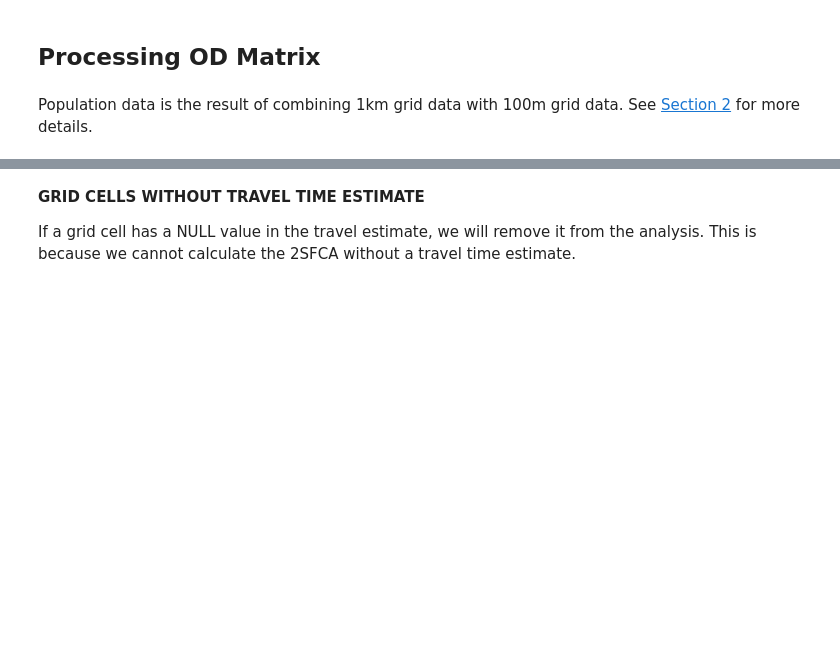
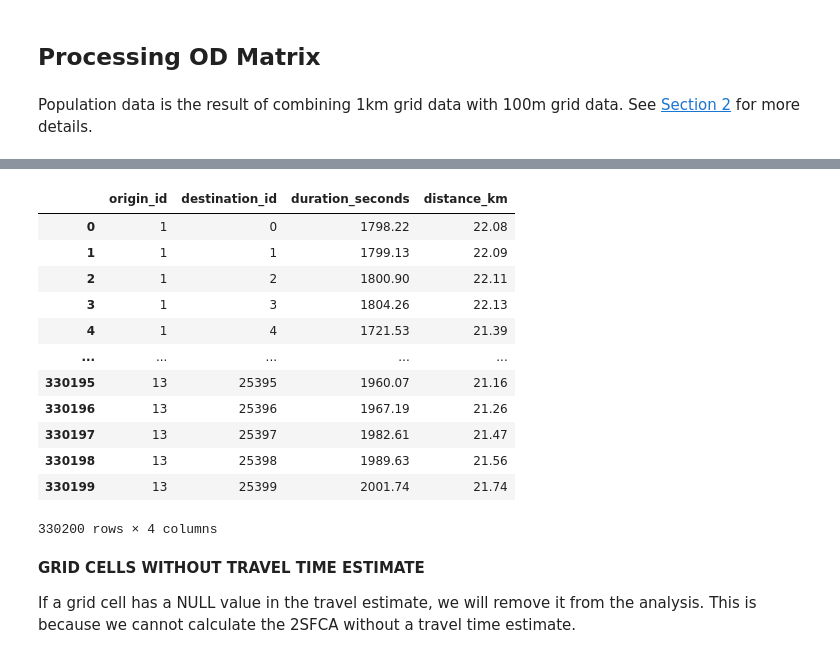
Before and after one commit to urbanbigdatacentre/ideamaps-models, a Jupyter notebook: models/emergency-maternal-care/scripts/EmOC-Access-Deprivation-Pereira.ipynb, the cells around one changed output, grey strips where cells are left out. Saved outputs shown, nothing was run; the diff lists cells and outputs as text; code cells hidden in the pictures; blank space fills up the shorter version.

```diff
--- a/models/emergency-maternal-care/scripts/EmOC-Access-Deprivation-Pereira.ipynb
+++ b/models/emergency-maternal-care/scripts/EmOC-Access-Deprivation-Pereira.ipynb
@@ -521,7 +521,21 @@ centroids_df
 # %%
 # If not loaded yet, read from the temporary folder
-matrix_df = pd.read_csv(data_temp +'OD-matrix-kano-access-emoc.csv')
+matrix_df = pd.read_csv(data_temp +'pereira_access.csv')
 matrix_df
+# %% [output]
+|  | origin_id | destination_id | duration_seconds | distance_km |
+| 0 | 1 | 0 | 1798.22 | 22.08 |
+| 1 | 1 | 1 | 1799.13 | 22.09 |
+| 2 | 1 | 2 | 1800.90 | 22.11 |
+| 3 | 1 | 3 | 1804.26 | 22.13 |
+| 4 | 1 | 4 | 1721.53 | 21.39 |
+| ... | ... | ... | ... | ... |
+| 330195 | 13 | 25395 | 1960.07 | 21.16 |
+| 330196 | 13 | 25396 | 1967.19 | 21.26 |
+| 330197 | 13 | 25397 | 1982.61 | 21.47 |
+| 330198 | 13 | 25398 | 1989.63 | 21.56 |
+| 330199 | 13 | 25399 | 2001.74 | 21.74 |
+330200 rows × 4 columns
 # %% [markdown]
 **GRID CELLS WITHOUT TRAVEL TIME ESTIMATE**
 
```
Also changed, not shown: parts of 23 cells of this notebook, 6 other files.
